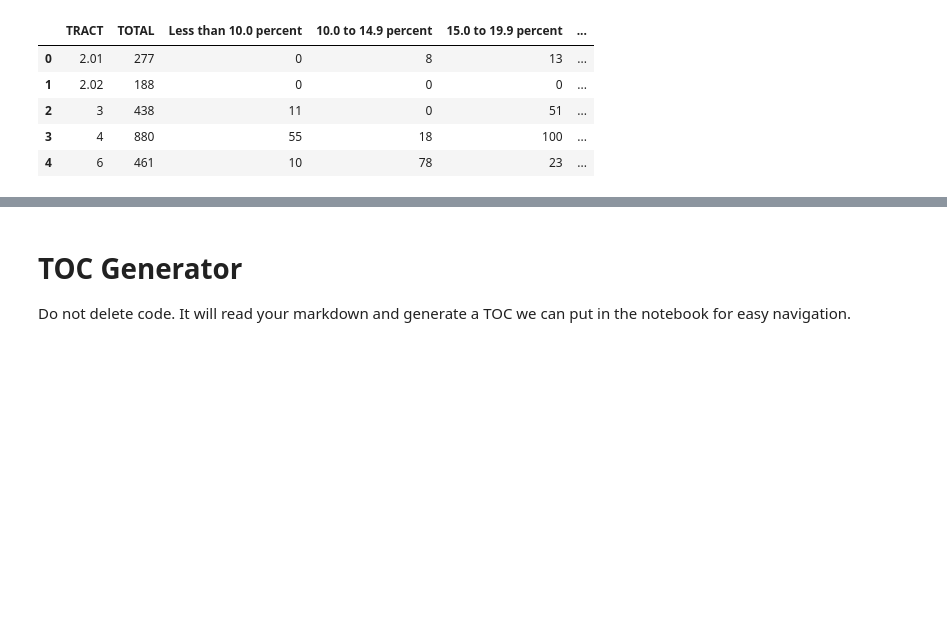
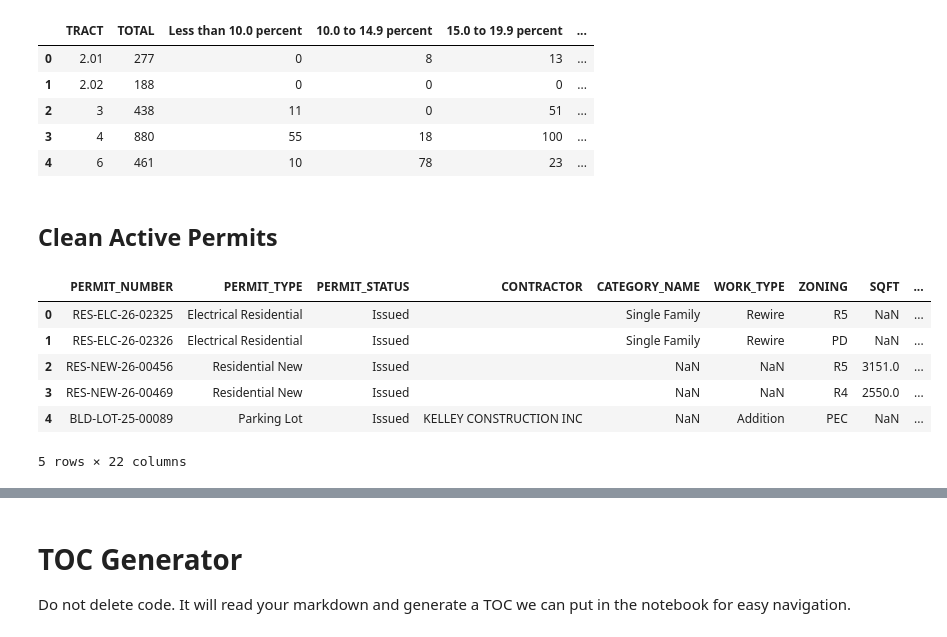
Before and after one commit to Code-You-Contributors/HUD_data_master, a Jupyter notebook: Curtis/curtis.ipynb, the cells around one changed output, grey strips where cells are left out. Saved outputs shown, nothing was run; the diff lists cells and outputs as text; code cells hidden in the pictures; blank space fills up the shorter version.

Commit message:
mid-clean of permit data

```diff
--- a/Curtis/curtis.ipynb
+++ b/Curtis/curtis.ipynb
@@ -380,3 +381,17 @@ df_rent_burden.head()
 # %%
 # Output clean file
 df_rent_burden.to_csv("../Curtis/data/processed/rent_burden_clean.csv", index = True)
+# %% [markdown]
+## Clean Active Permits
+# %%
+df_permits = pd.read_csv('../Curtis/data/raw/louisville_active_construction_permits.csv')
+
+df_permits.head()
+# %% [output]
+|  | PERMIT_NUMBER | PERMIT_TYPE | PERMIT_STATUS | CONTRACTOR | CATEGORY_NAME | WORK_TYPE | ZONING | SQFT | ... |
+| 0 | RES-ELC-26-02325 | Electrical Residential | Issued |  | Single Family | Rewire | R5 | NaN | ... |
+| 1 | RES-ELC-26-02326 | Electrical Residential | Issued |  | Single Family | Rewire | PD | NaN | ... |
+| 2 | RES-NEW-26-00456 | Residential New | Issued |  | NaN | NaN | R5 | 3151.0 | ... |
+| 3 | RES-NEW-26-00469 | Residential New | Issued |  | NaN | NaN | R4 | 2550.0 | ... |
+| 4 | BLD-LOT-25-00089 | Parking Lot | Issued | KELLEY CONSTRUCTION INC | NaN | Addition | PEC | NaN | ... |
+5 rows × 22 columns
```
Also changed, not shown: parts of 8 cells of this notebook, 1 other file.
